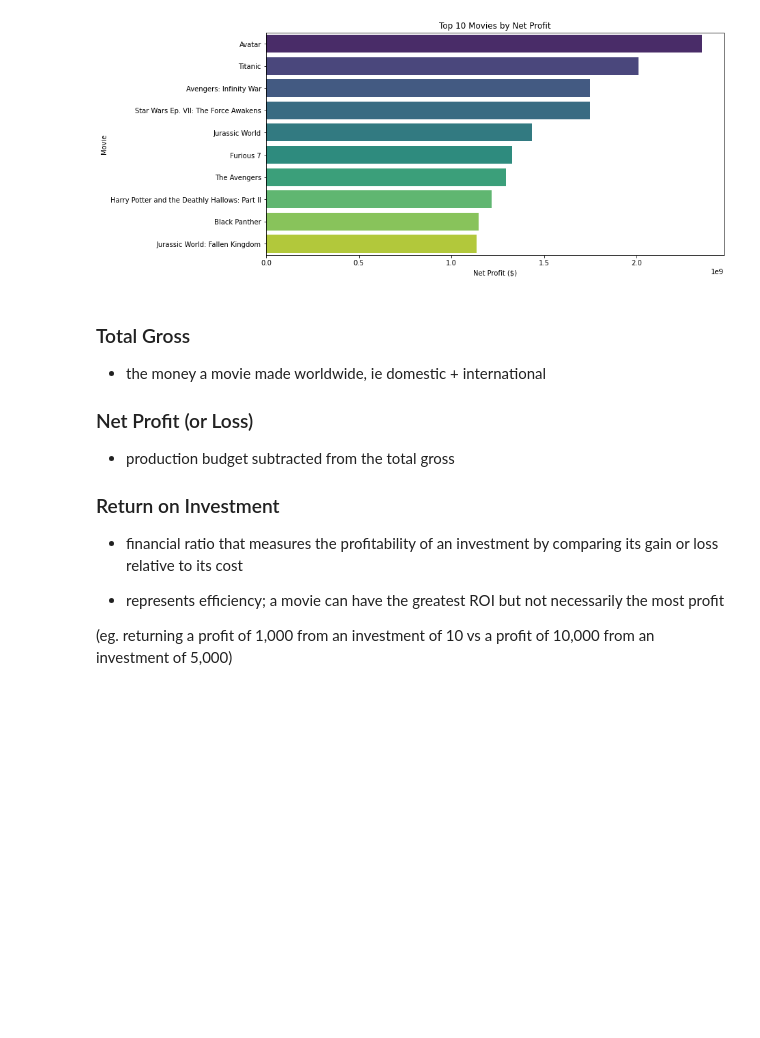
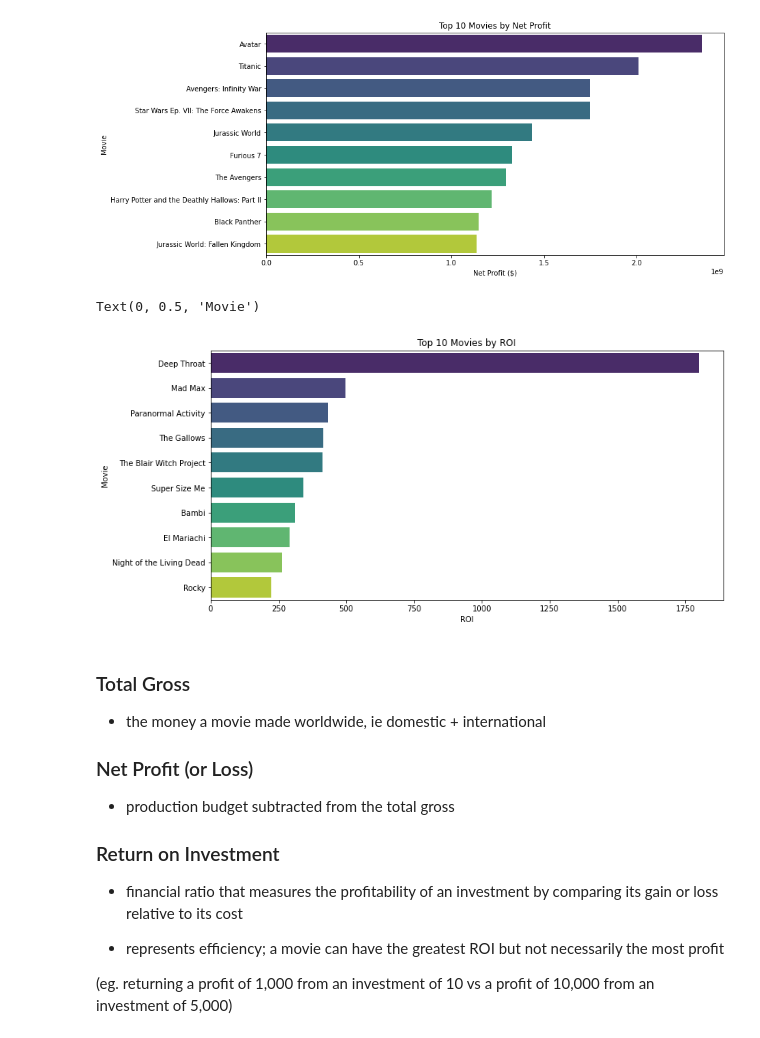
Before and after one commit to clivekinyanjui/DS-Phase_2-Group_3-Project, a Jupyter notebook: Notebook/index.ipynb, the cells around one changed output. Saved outputs shown, nothing was run; the diff lists cells and outputs as text; code cells hidden in the pictures; blank space fills up the shorter version.

```diff
--- a/Notebook/index.ipynb
+++ b/Notebook/index.ipynb
@@ -140,6 +140,24 @@ plt.ylabel('Movie')
 # %% [output]
 Text(0, 0.5, 'Movie')
 [figure]
+# %%
+top10_movies_ROI = budget_numbers_df_copy.sort_values('ROI', ascending=False).head(10)
+
+
+plt.figure(figsize=(12,6))
+sns.barplot(
+    data=top10_movies_ROI,
+    x='ROI',
+    y='movie',
+    palette='viridis'
+)
+
+plt.title('Top 10 Movies by ROI')
+plt.xlabel('ROI')
+plt.ylabel('Movie')
+# %% [output]
+Text(0, 0.5, 'Movie')
+[figure, added]
 # %% [markdown]
 ### Total Gross
    - the money a movie made worldwide, ie domestic + international
```
Also changed, not shown: parts of 17 cells of this notebook.
